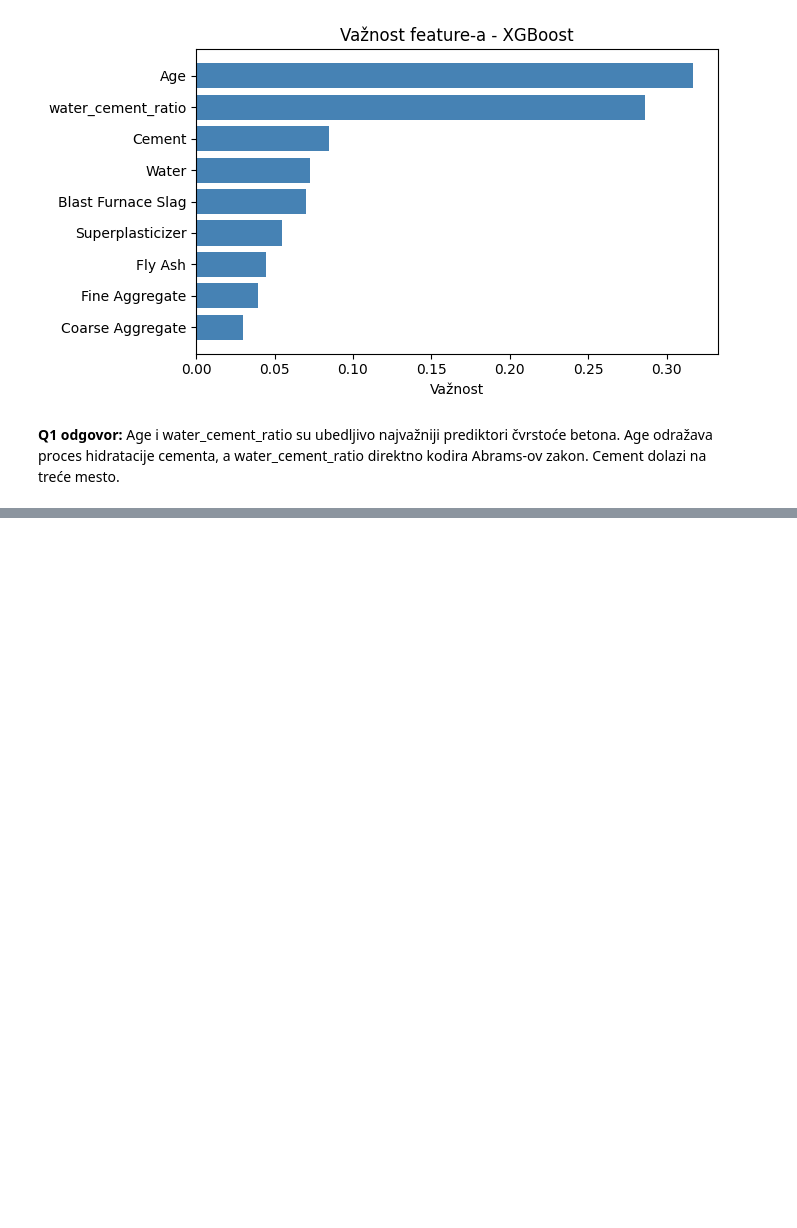
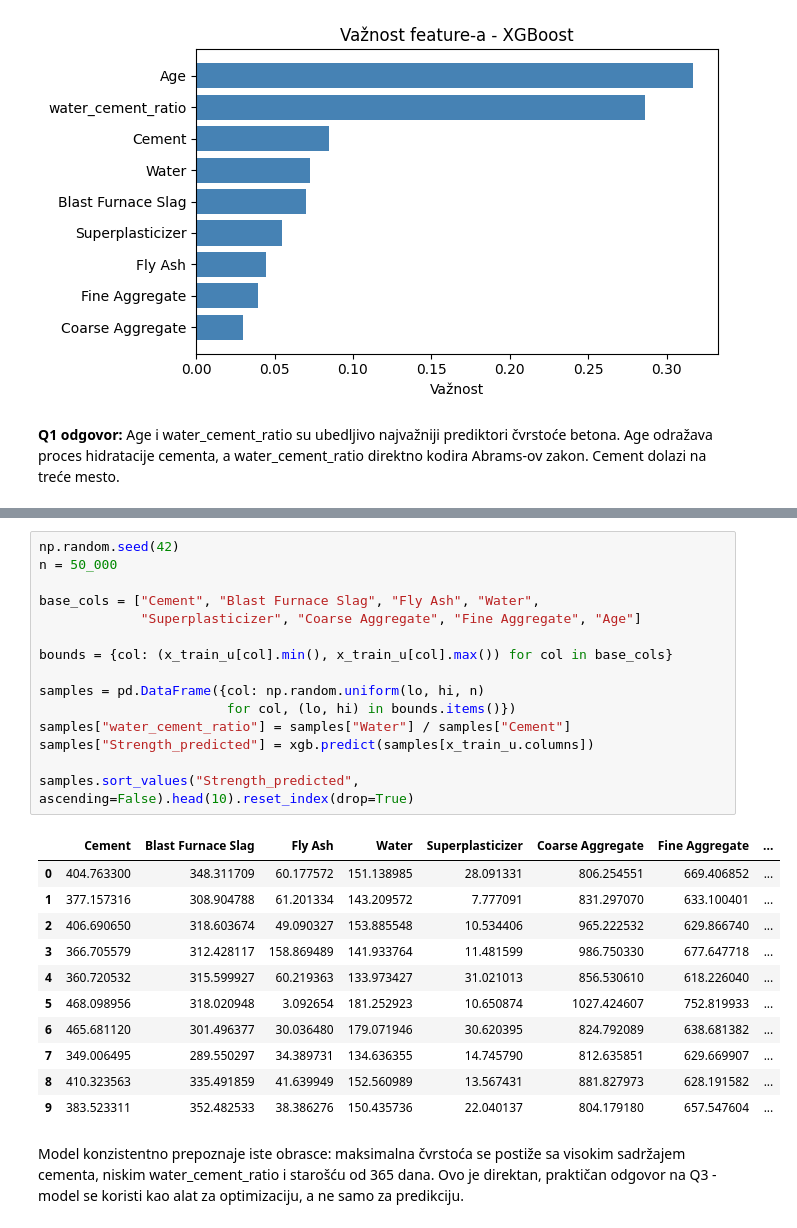
Before and after one commit to rev333nge/concrete-strength-prediction, a Jupyter notebook: notebook.ipynb, the cells around one changed output, grey strips where cells are left out. Cells and saved outputs as stored; diff of their text form; blank space fills up the shorter version.

```diff
--- a/notebook.ipynb
+++ b/notebook.ipynb
@@ -248,0 +270,29 @@ plot_feature_importance_single(xgb, "XGBoost")
+# %%
+np.random.seed(42)
+n = 50_000
+
+base_cols = ["Cement", "Blast Furnace Slag", "Fly Ash", "Water",
+             "Superplasticizer", "Coarse Aggregate", "Fine Aggregate", "Age"]
+
+bounds = {col: (x_train_u[col].min(), x_train_u[col].max()) for col in base_cols}
+
+samples = pd.DataFrame({col: np.random.uniform(lo, hi, n)
+                        for col, (lo, hi) in bounds.items()})
+samples["water_cement_ratio"] = samples["Water"] / samples["Cement"]
+samples["Strength_predicted"] = xgb.predict(samples[x_train_u.columns])
+
+samples.sort_values("Strength_predicted", ascending=False).head(10).reset_index(drop=True)
+# %% [output]
+|  | Cement | Blast Furnace Slag | Fly Ash | Water | Superplasticizer | Coarse Aggregate | Fine Aggregate | ... |
+| 0 | 404.763300 | 348.311709 | 60.177572 | 151.138985 | 28.091331 | 806.254551 | 669.406852 | ... |
+| 1 | 377.157316 | 308.904788 | 61.201334 | 143.209572 | 7.777091 | 831.297070 | 633.100401 | ... |
+| 2 | 406.690650 | 318.603674 | 49.090327 | 153.885548 | 10.534406 | 965.222532 | 629.866740 | ... |
+| 3 | 366.705579 | 312.428117 | 158.869489 | 141.933764 | 11.481599 | 986.750330 | 677.647718 | ... |
+| 4 | 360.720532 | 315.599927 | 60.219363 | 133.973427 | 31.021013 | 856.530610 | 618.226040 | ... |
+| 5 | 468.098956 | 318.020948 | 3.092654 | 181.252923 | 10.650874 | 1027.424607 | 752.819933 | ... |
+| 6 | 465.681120 | 301.496377 | 30.036480 | 179.071946 | 30.620395 | 824.792089 | 638.681382 | ... |
+| 7 | 349.006495 | 289.550297 | 34.389731 | 134.636355 | 14.745790 | 812.635851 | 629.669907 | ... |
+| 8 | 410.323563 | 335.491859 | 41.639949 | 152.560989 | 13.567431 | 881.827973 | 628.191582 | ... |
+| 9 | 383.523311 | 352.482533 | 38.386276 | 150.435736 | 22.040137 | 804.179180 | 657.547604 | ... |
+# %% [markdown]
+Model konzistentno prepoznaje iste obrasce: maksimalna čvrstoća se postiže sa visokim sadržajem cementa, niskim water_cement_ratio i starošću od 365 dana. Ovo je direktan, praktičan odgovor na Q3 - model se koristi kao alat za optimizaciju, a ne samo za predikciju.
```
Also changed, not shown: parts of 8 cells of this notebook.
